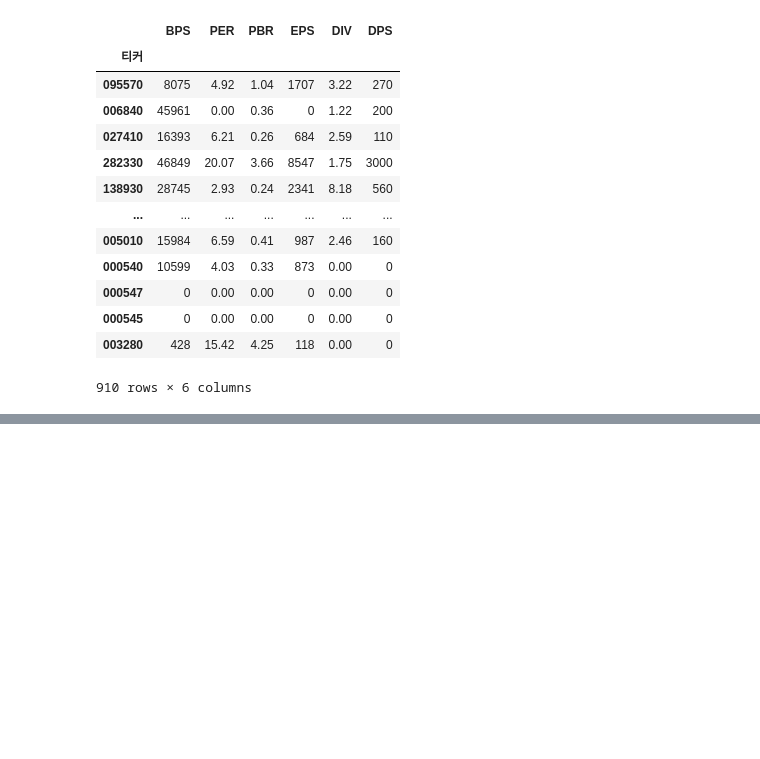
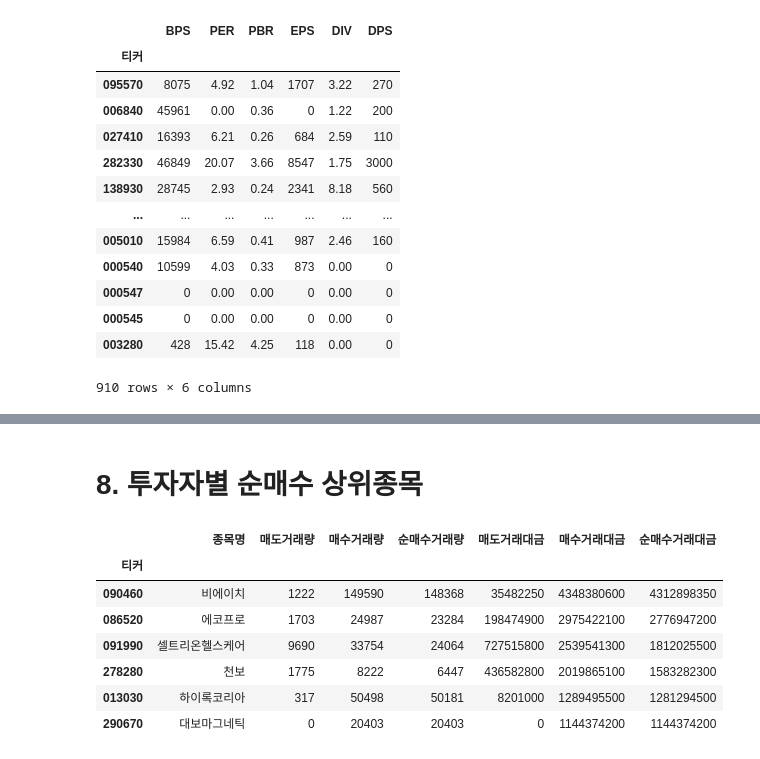
Before and after one commit to viva-lee/trading-backtesting, a Jupyter notebook: pykrx_example.ipynb, the cells around one changed output, grey strips where cells are left out. Drawn from its saved outputs; the diff is of its cells as text; code cells hidden in the pictures; blank space fills up the shorter version.

```diff
--- a/pykrx_example.ipynb
+++ b/pykrx_example.ipynb
@@ -152,0 +195,16 @@ fundamental_df
+# %% [markdown]
+# 8. 투자자별 순매수 상위종목
+# %%
+# 금융투자 / 보험 / 투신 / 사모 / 은행 / 기타금융 / 연기금 / 기관합계 / 기타법인 / 개인 / 외국인 / 기타외국인 / 전체
+
+df = stock.get_market_net_purchases_of_equities("20220819", "20220819", "KOSDAQ", "연기금")
+df[df["순매수거래대금"] > 1000000000]
+# %% [output]
+|  | 종목명 | 매도거래량 | 매수거래량 | 순매수거래량 | 매도거래대금 | 매수거래대금 | 순매수거래대금 |
+| 티커 |  |  |  |  |  |  |  |
+| 090460 | 비에이치 | 1222 | 149590 | 148368 | 35482250 | 4348380600 | 4312898350 |
+| 086520 | 에코프로 | 1703 | 24987 | 23284 | 198474900 | 2975422100 | 2776947200 |
+| 091990 | 셀트리온헬스케어 | 9690 | 33754 | 24064 | 727515800 | 2539541300 | 1812025500 |
+| 278280 | 천보 | 1775 | 8222 | 6447 | 436582800 | 2019865100 | 1583282300 |
+| 013030 | 하이록코리아 | 317 | 50498 | 50181 | 8201000 | 1289495500 | 1281294500 |
+| 290670 | 대보마그네틱 | 0 | 20403 | 20403 | 0 | 1144374200 | 1144374200 |
```
Also changed, not shown: parts of 4 cells of this notebook.
